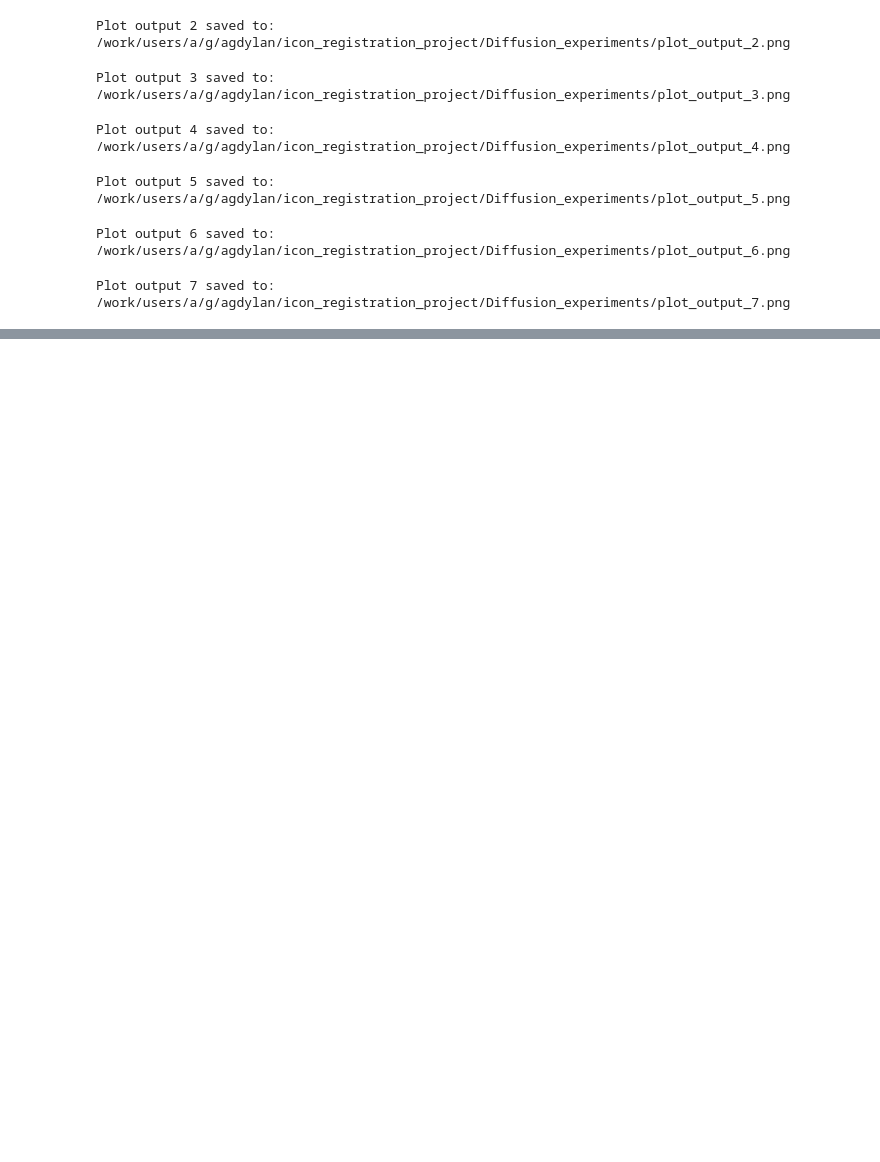
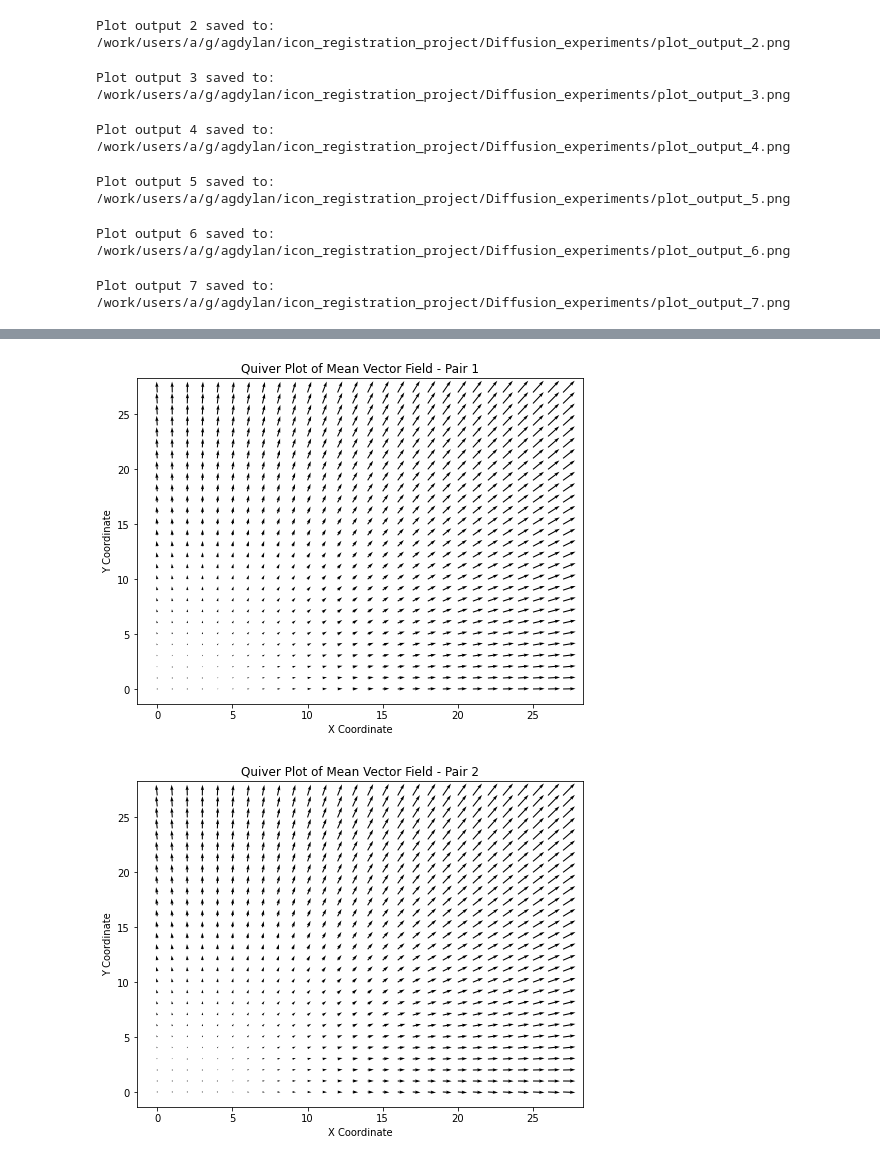
Before and after one commit to agdylan/research_code, a Jupyter notebook: Diffusion_experiments/Df_main.ipynb, the cells around one changed output, grey strips where cells are left out. Drawn from its saved outputs; the diff is of its cells as text; code cells hidden in the pictures; blank space fills up the shorter version.

```diff
--- a/Diffusion_experiments/Df_main.ipynb
+++ b/Diffusion_experiments/Df_main.ipynb
@@ -219,0 +197,9 @@ plt.show()
+# %%
+import torch
+
+# Replace "/path/to/mean_tensor.pt" with the actual file path where your mean tensor is saved
+mean_tensor = torch.load("/work/users/a/g/agdylan/icon_registration_project/Diffusion_experiments/mean_tensor.pt")
+# %%
+first_two_means = mean_tensor[:2]
+
+print(first_two_means)
@@ -219,0 +224,30 @@ plt.show()
+# %%
+import matplotlib.pyplot as plt
+
+# Iterate over each pair of mean vector fields
+for i in range(first_two_means.shape[0]):
+    # Get the mean vector field for the i-th pair
+    mean_vector_field = first_two_means[i]
+
+    # Detach the tensor from the computational graph and move it to CPU memory
+    mean_vector_field = mean_vector_field.detach().cpu()
+
+    # Create meshgrid for coordinates
+    x_coords, y_coords = torch.meshgrid(torch.arange(mean_vector_field.shape[2]), torch.arange(mean_vector_field.shape[1]))
+
+    # Extract displacement components (x and y)
+    mean_x = mean_vector_field[0].numpy()
+    mean_y = mean_vector_field[1].numpy()
+
+    # Create a quiver plot
+    plt.figure(figsize=(8, 6))
+    plt.quiver(x_coords, y_coords, mean_x, mean_y)
+    plt.title(f'Quiver Plot of Mean Vector Field - Pair {i + 1}')
+    plt.xlabel('X Coordinate')
+    plt.ylabel('Y Coordinate')
+
+    plt.savefig(f'Mean_vector_field_pair_{i + 1}.png')
+    plt.show()
+# %% [output]
+[figure, added]
+[figure, added]
```
Also changed, not shown: parts of 9 cells of this notebook, 20 other files.
